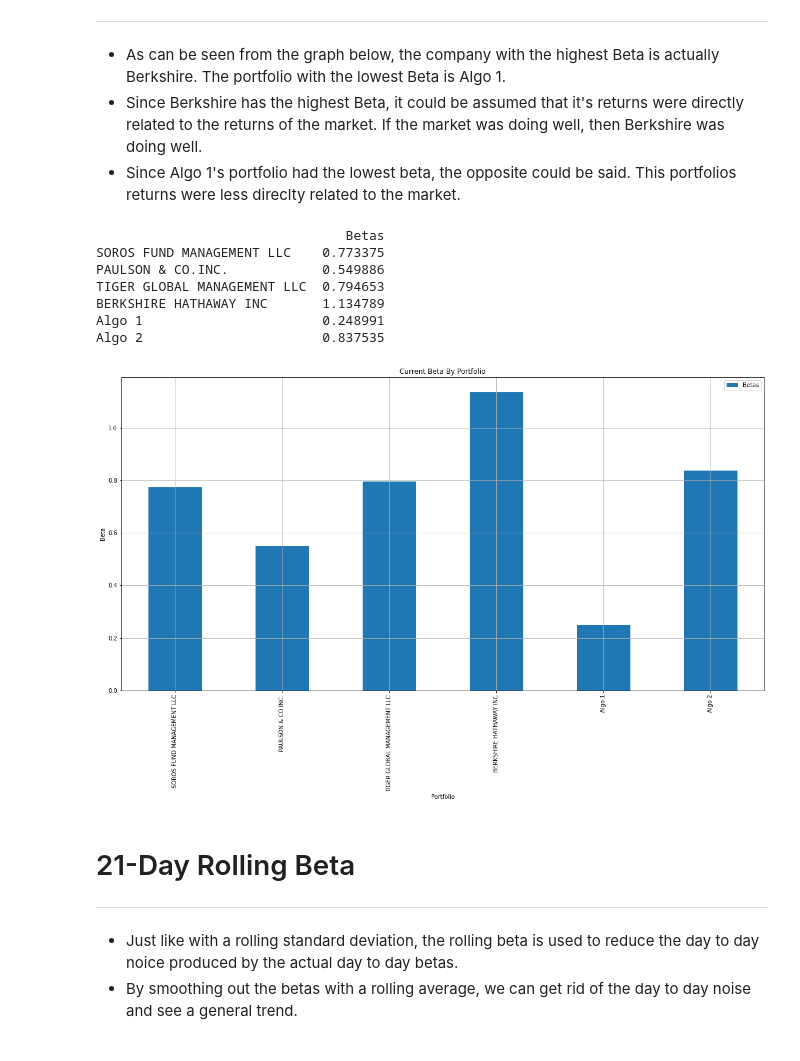
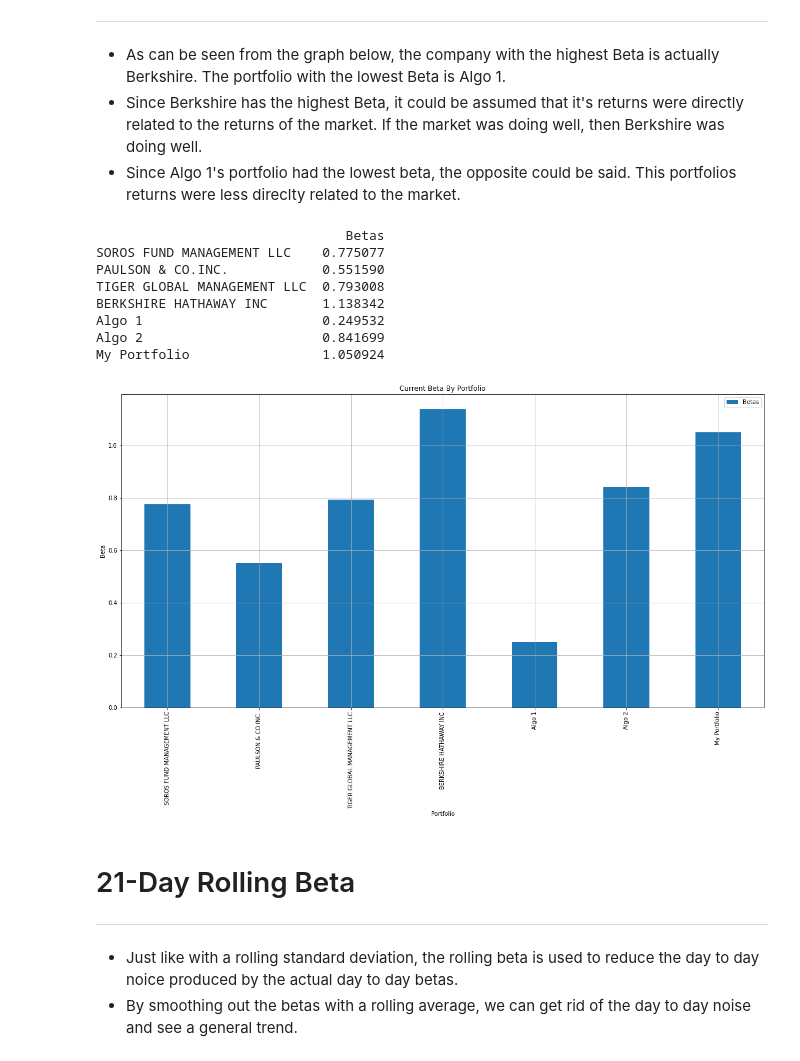
Before and after one commit to Tylryan/Portfolio_Analysis, a Jupyter notebook: main_jupyter.ipynb, the cells around one changed output. Drawn from its saved outputs; the diff is of its cells as text; code cells hidden in the pictures.

Commit message:
Done with custom portfolio. Needs to look prettier though

```diff
--- a/main_jupyter.ipynb
+++ b/main_jupyter.ipynb
@@ -28,0 +70,6 @@ whale_returns = pd.read_csv('Resources/' + files[5],
+# %%
+weights = [0.2,0.2,0.2,0.2,0.2]
+
+my_weighted_returns = pd.DataFrame(portfolio_returns.dot(weights))
+my_weighted_returns.columns = ['My Portfolio']
+my_weighted_returns.head()
@@ -129,8 +184,9 @@ Date
 
 [1648 rows x 1 columns]
 # %%
-combined_return_df = pd.concat([sp500_returns,whale_returns,algo_returns],
+combined_return_df = pd.concat([sp500_returns,whale_returns,algo_returns,my_weighted_returns],
                                axis = 'columns',
                                join = 'inner')
-print(combined_return_df)
+combined_return_df.dropna(inplace = True)
+combined_return_df.tail()
 # %% [output]
@@ -338,6 +386,7 @@ tiger_fund = combined_return_df.iloc[:,3]
 berkshire_fund = combined_return_df.iloc[:,4]
 algo1_fund = combined_return_df.iloc[:,5]
 algo2_fund = combined_return_df.iloc[:,6]
+my_portfolio = combined_return_df.iloc[:,7]
 # %% [markdown]
 # Beta
 ---
@@ -382,0 +432,3 @@ print(algo2_beta)
+# %%
+my_beta = beta(my_portfolio,sp500)
+print(my_beta)
@@ -389,28 +443,29 @@ print(algo2_beta)
 # %%
 all_single_point_betas = pd.DataFrame([soros_beta,paulson_beta,
                                        tiger_beta,berkshire_beta,
-                                       algo1_beta,algo2_beta],
+                                       algo1_beta,algo2_beta,my_beta],
 
                                       index = ['SOROS FUND MANAGEMENT LLC','PAULSON & CO.INC.',
                                                'TIGER GLOBAL MANAGEMENT LLC','BERKSHIRE HATHAWAY INC',
-                                               'Algo 1', 'Algo 2'],
+                                               'Algo 1', 'Algo 2','My Portfolio'],
                                      columns = ['Betas'])
 
 all_single_point_betas.plot(kind = 'bar',
                             grid = True,
                             figsize = (20,10))
 
 graph('Current Beta By Portfolio','Portfolio','Beta')
 print(all_single_point_betas)
 # %% [output]
                                 Betas
-SOROS FUND MANAGEMENT LLC    0.773375
-PAULSON & CO.INC.            0.549886
-TIGER GLOBAL MANAGEMENT LLC  0.794653
-BERKSHIRE HATHAWAY INC       1.134789
-Algo 1                       0.248991
-Algo 2                       0.837535
+SOROS FUND MANAGEMENT LLC    0.775077
+PAULSON & CO.INC.            0.551590
+TIGER GLOBAL MANAGEMENT LLC  0.793008
+BERKSHIRE HATHAWAY INC       1.138342
+Algo 1                       0.249532
+Algo 2                       0.841699
+My Portfolio                 1.050924
-[figure, old version]
+[figure, new version]
 # %% [markdown]
 # 21-Day Rolling Beta
 ---
```
Also changed, not shown: parts of 41 cells of this notebook, 8 other files.
